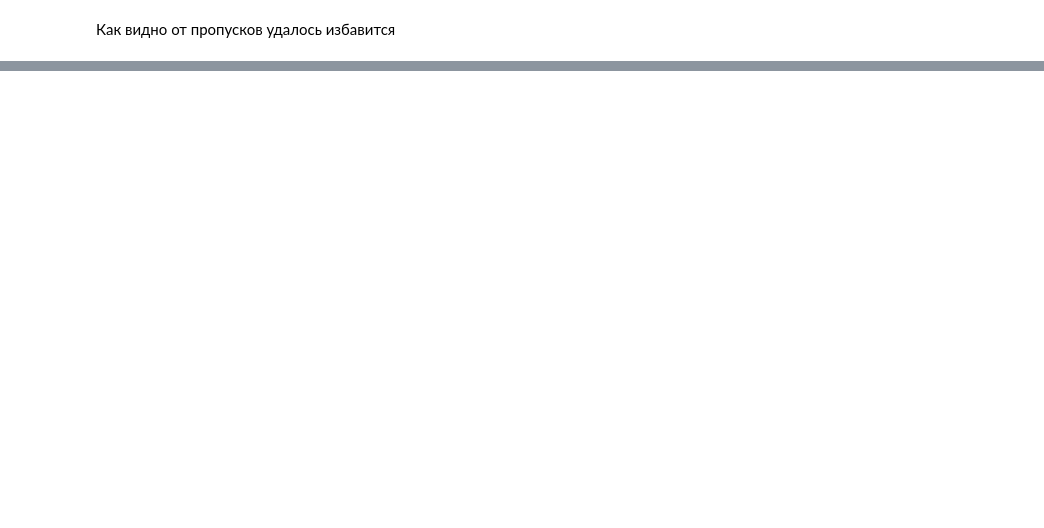
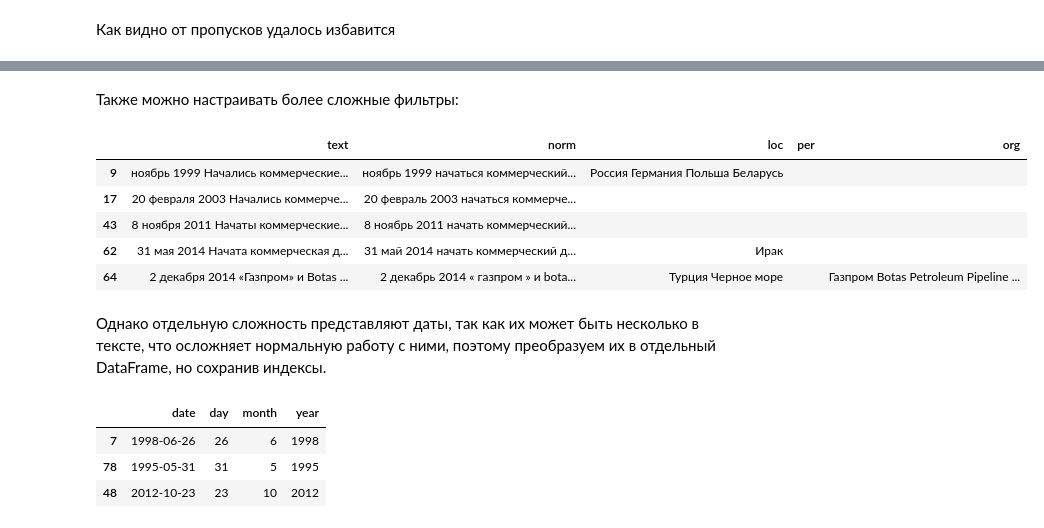
Before and after one commit to Gleb01548/text_search_gas_news, a Jupyter notebook: notebook.ipynb, the cells around one changed output, grey strips where cells are left out. Drawn from its saved outputs; the diff is of its cells as text; code cells hidden in the pictures; blank space fills up the shorter version.

```diff
--- a/notebook.ipynb
+++ b/notebook.ipynb
@@ -117,0 +729,27 @@ NERMarkup(
+# %% [markdown]
+Также можно настраивать более сложные фильтры:
+# %%
+df_text.query(
+    "norm.str.find('коммерческий') > -1 | (loc.str.find('Турция') > -1 &  org.str.find('Газпром') > -1)"
+)
+# %% [output]
+|  | text | norm | loc | per | org |
+| 9 | ноябрь 1999 Начались коммерческие... | ноябрь 1999 начаться коммерческий... | Россия Германия Польша Беларусь |  |  |
+| 17 | 20 февраля 2003 Начались коммерче... | 20 февраль 2003 начаться коммерче... |  |  |  |
+| 43 | 8 ноября 2011 Начаты коммерческие... | 8 ноябрь 2011 начать коммерческий... |  |  |  |
+| 62 | 31 мая 2014 Начата коммерческая д... | 31 май 2014 начать коммерческий д... | Ирак |  |  |
+| 64 | 2 декабря 2014 «Газпром» и Botas ... | 2 декабрь 2014 « газпром » и bota... | Турция Черное море |  | Газпром Botas Petroleum Pipeline ... |
+# %% [markdown]
+Однако отдельную сложность представляют даты, так как их может быть несколько в тексте, что осложняет нормальную работу с ними, поэтому преобразуем их в отдельный DataFrame, но сохранив индексы.
+# %%
+date_df = pd.DataFrame({"date": dict_for_date["date"]}, index=dict_for_date["index"])
+date_df["date"] = pd.to_datetime(date_df["date"], format="%Y.%m.%d")
+date_df["day"] = date_df["date"].dt.day
+date_df["month"] = date_df["date"].dt.month
+date_df["year"] = date_df["date"].dt.year
+date_df.sample(3)
+# %% [output]
+|  | date | day | month | year |
+| 7 | 1998-06-26 | 26 | 6 | 1998 |
+| 78 | 1995-05-31 | 31 | 5 | 1995 |
+| 48 | 2012-10-23 | 23 | 10 | 2012 |
```
Also changed, not shown: parts of 80 cells of this notebook, 18 other files.
